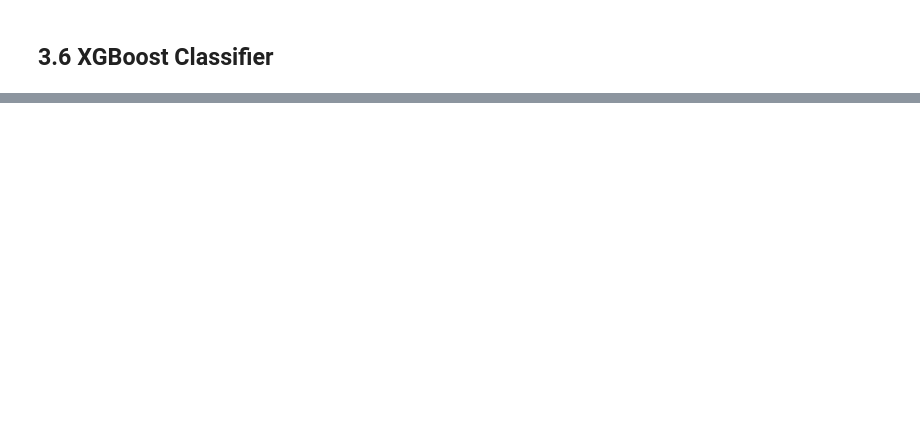
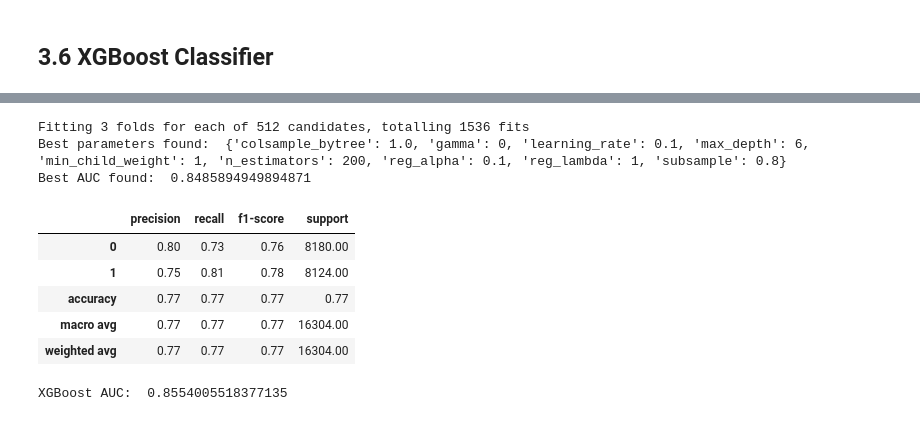
Before and after one commit to issacgomez07/Capstone-2-LendingClub-Defaults, a Jupyter notebook: notebooks/03_preprocessing_and_training.ipynb, the cells around one changed output, grey strips where cells are left out. Cells and saved outputs as stored; diff of their text form; code cells hidden in the pictures; blank space fills up the shorter version.

```diff
--- a/notebooks/03_preprocessing_and_training.ipynb
+++ b/notebooks/03_preprocessing_and_training.ipynb
@@ -351,0 +172,50 @@ References
+# %%
+param_grid = {
+    'n_estimators': [100, 200],
+    'learning_rate': [0.01, 0.1],
+    'max_depth': [3, 6],
+    'min_child_weight': [1, 5],
+    'gamma': [0, 0.1],
+    'subsample': [0.8, 1.0],
+    'colsample_bytree': [0.8, 1.0],
+    'reg_alpha': [0, 0.1],
+    'reg_lambda': [1, 1.5],
+}
+
+xgb_over_2 = XGBClassifier(random_state=42)
+
+xgb_over_2.fit(X_train_o, y_train_o)
+
+# Initialize the GridSearchCV object
+xgb_grid_search = GridSearchCV(estimator=xgb_over_2,
+                           param_grid=param_grid,
+                           scoring='roc_auc',
+                           n_jobs=-1,
+                           cv=3,
+                           verbose=1)
+
+# Fit the grid search to the data
+xgb_grid_search.fit(X_train_o, y_train_o)
+
+# Print the best parameters found
+print("Best parameters found: ", xgb_grid_search.best_params_)
+print("Best AUC found: ", xgb_grid_search.best_score_)
+# %% [output]
+Fitting 3 folds for each of 512 candidates, totalling 1536 fits
+Best parameters found:  {'colsample_bytree': 1.0, 'gamma': 0, 'learning_rate': 0.1, 'max_depth': 6, 'min_child_weight': 1, 'n_estimators': 200, 'reg_alpha': 0.1, 'reg_lambda': 1, 'subsample': 0.8}
+Best AUC found:  0.8485894949894871
+# %%
+xgb_best_model = xgb_grid_search.best_estimator_
+xgb_predictions_cv = xgb_best_model.predict(X_test_o)
+xgb_probs_cv = xgb_best_model.predict_proba(X_test_o)[:,1]
+
+display(pd.DataFrame(classification_report(y_test_o, xgb_predictions_cv,output_dict=True)).T)
+print("XGBoost AUC: ", roc_auc_score(y_test_o, xgb_probs_cv))
+# %% [output]
+|  | precision | recall | f1-score | support |
+| 0 | 0.80 | 0.73 | 0.76 | 8180.00 |
+| 1 | 0.75 | 0.81 | 0.78 | 8124.00 |
+| accuracy | 0.77 | 0.77 | 0.77 | 0.77 |
+| macro avg | 0.77 | 0.77 | 0.77 | 16304.00 |
+| weighted avg | 0.77 | 0.77 | 0.77 | 16304.00 |
+XGBoost AUC:  0.8554005518377135
```
Also changed, not shown: parts of 49 cells of this notebook, 1 other file.
